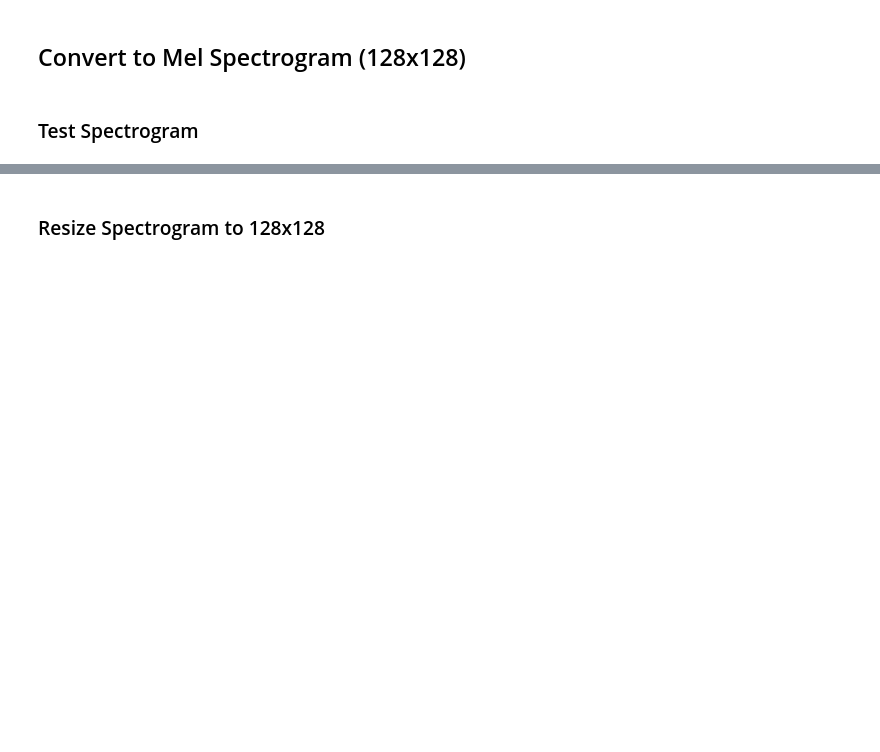
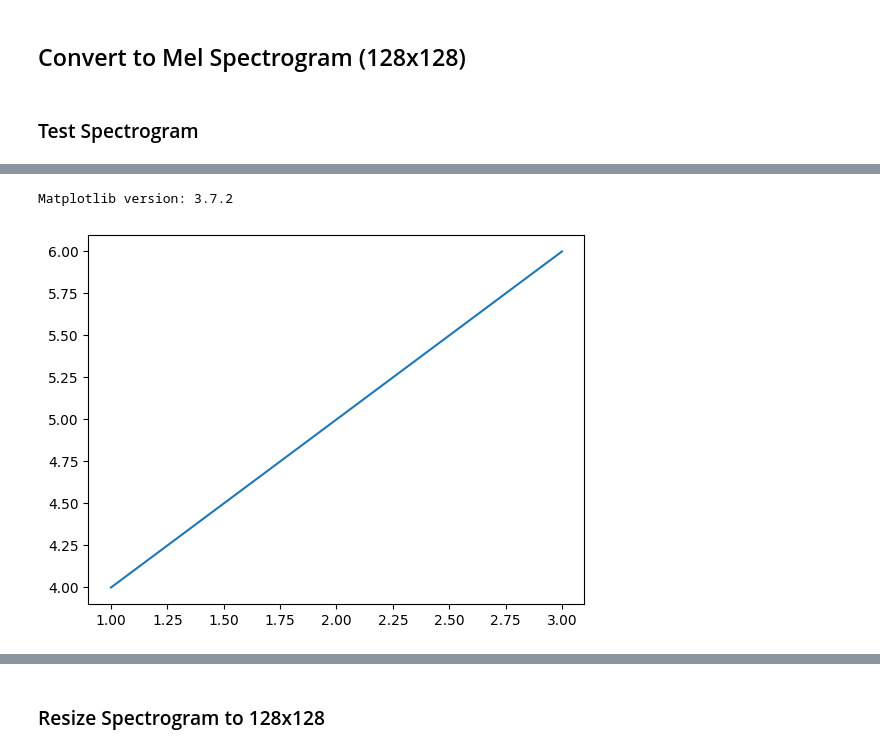
Before and after one commit to afeefas08/DeepFake-Audio-Authenticity-Detector, a Jupyter notebook: Audio.ipynb, the cells around one changed output, grey strips where cells are left out. Cells and saved outputs as stored; diff of their text form; code cells hidden in the pictures; blank space fills up the shorter version.

```diff
--- a/Audio.ipynb
+++ b/Audio.ipynb
@@ -62,0 +180,10 @@ def audio_to_melspectrogram(audio, sr):
+# %%
+import matplotlib
+import matplotlib.pyplot as plt
+
+print("Matplotlib version:", matplotlib.__version__)
+plt.plot([1,2,3],[4,5,6])
+plt.show()
+# %% [output]
+Matplotlib version: 3.7.2
+[figure, added]
```
Also changed, not shown: parts of 27 cells of this notebook, 3 other files.
